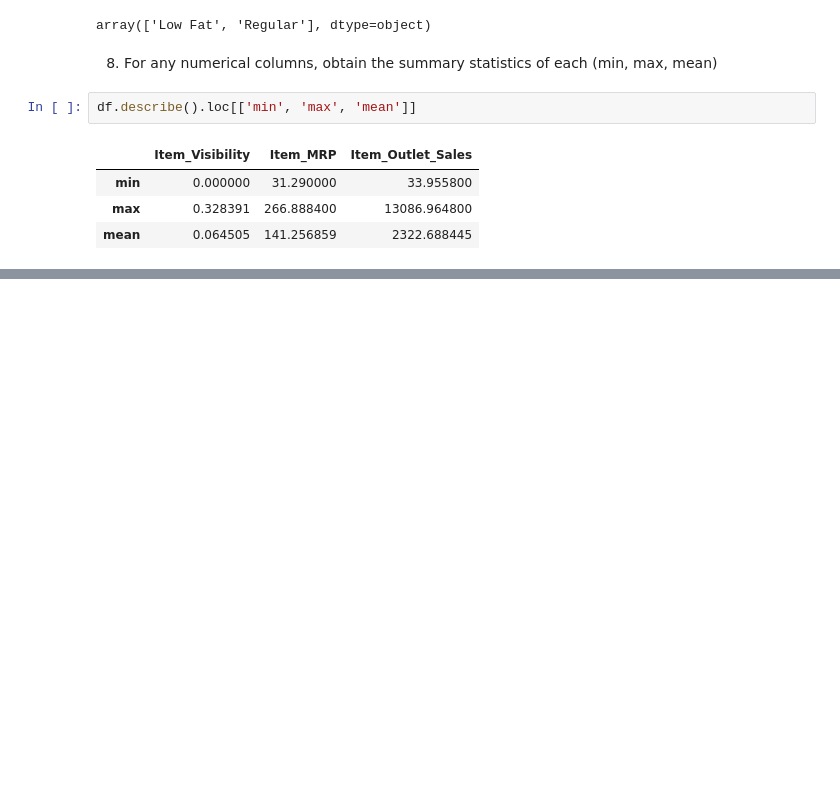
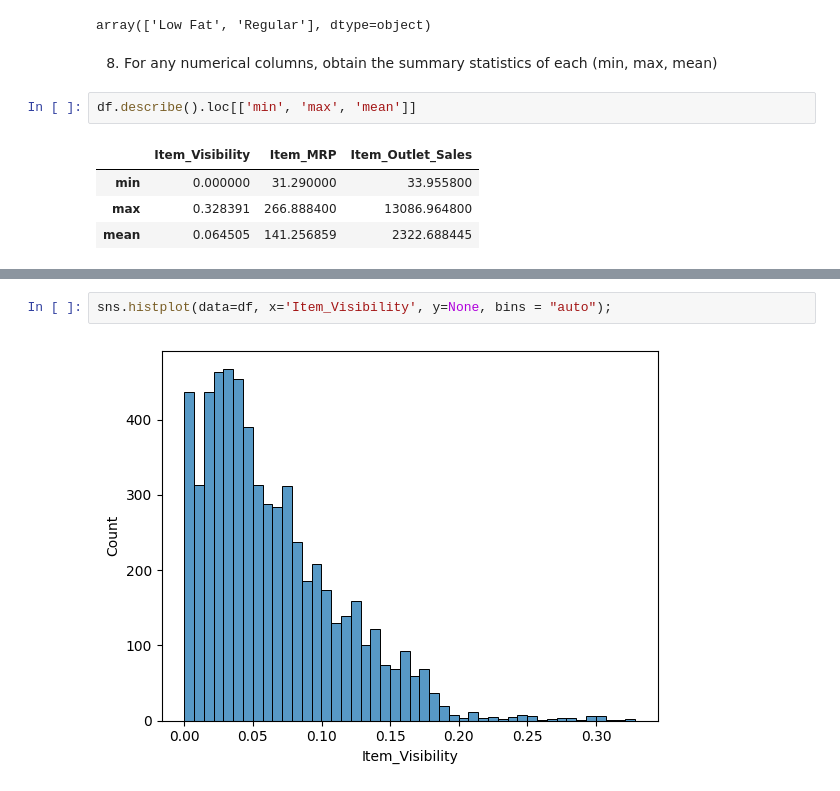
Before and after one commit to helarebah/sales-predictions, a Jupyter notebook: Sales_predictions.ipynb, the cells around one changed output, grey strips where cells are left out. Drawn from its saved outputs; the diff is of its cells as text; blank space fills up the shorter version.

```diff
--- a/Sales_predictions.ipynb
+++ b/Sales_predictions.ipynb
@@ -180,0 +208,4 @@ df.describe().loc[['min', 'max', 'mean']]
+# %%
+sns.histplot(data=df, x='Item_Visibility', y=None, bins = "auto");
+# %% [output]
+[figure, added]
```
Also changed, not shown: parts of 11 cells of this notebook.
